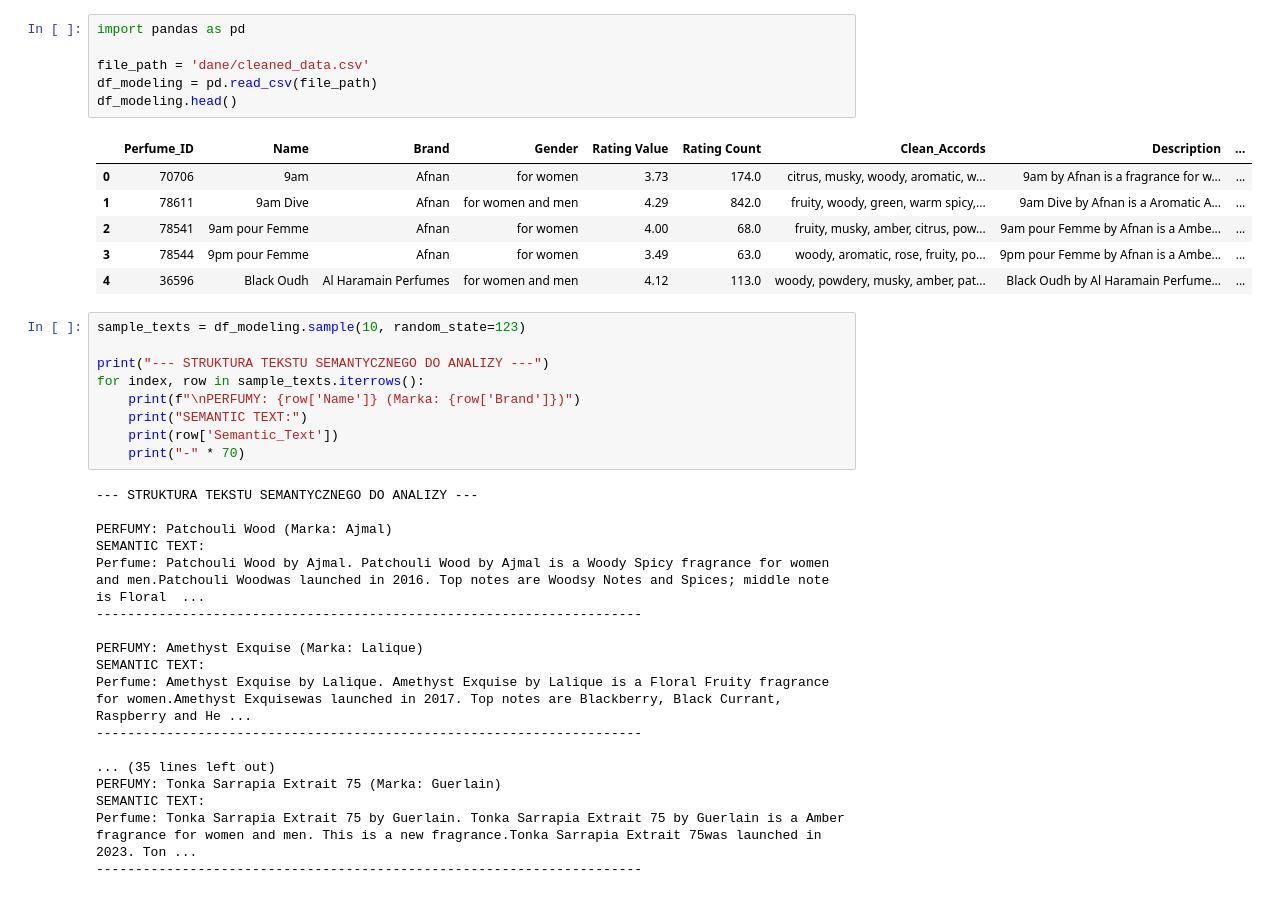
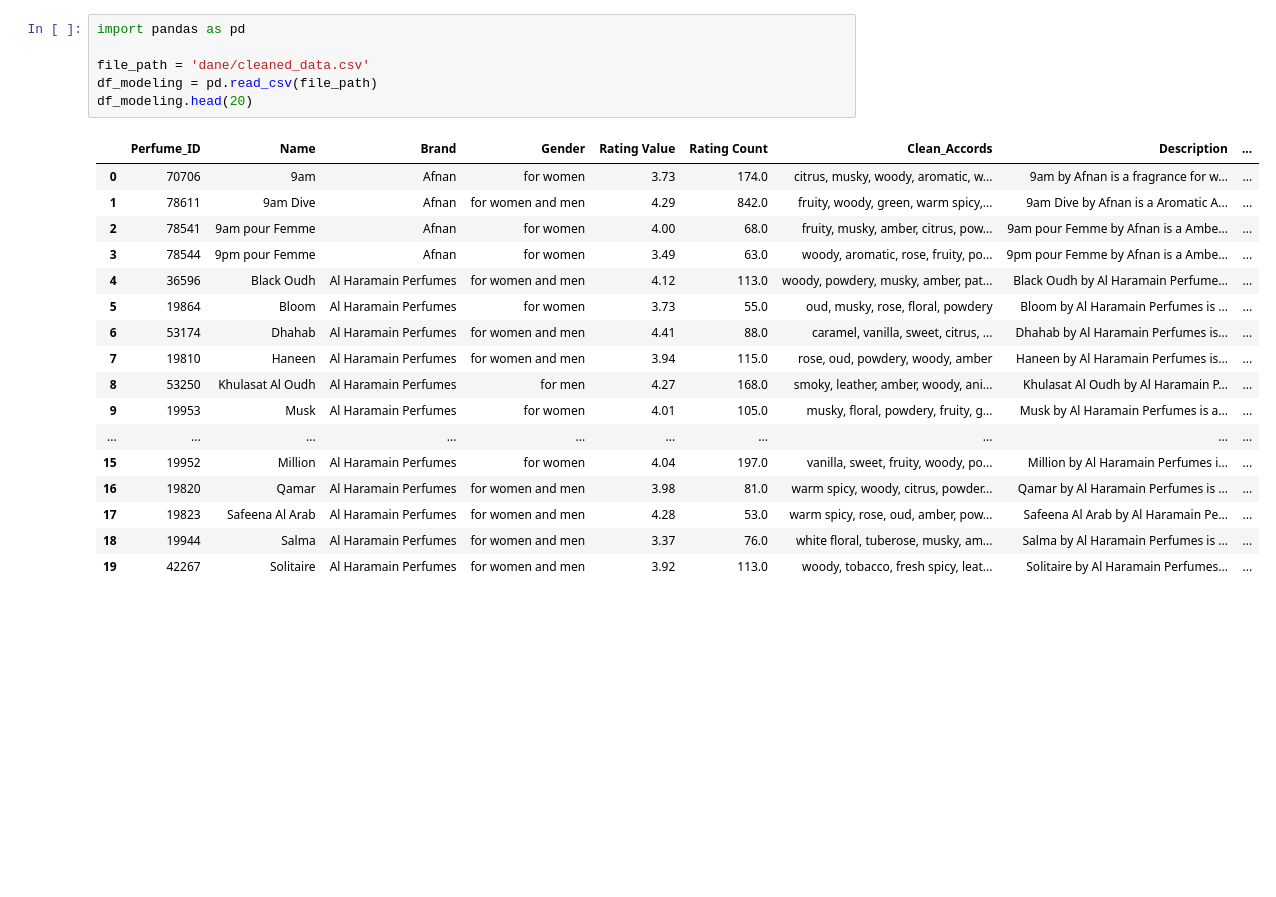
Before and after one commit to adamdobrogowski/semantic-perfume-search-app, a Jupyter notebook: data_modeling_and_nlp.ipynb, the cells around one changed output. Cells and saved outputs as stored; diff of their text form; blank space fills up the shorter version.

```diff
--- a/data_modeling_and_nlp.ipynb
+++ b/data_modeling_and_nlp.ipynb
@@ -1,40 +1,24 @@
 # %%
 import pandas as pd
 
 file_path = 'dane/cleaned_data.csv'
 df_modeling = pd.read_csv(file_path)
-df_modeling.head()
+df_modeling.head(20)
 # %% [output]
 |  | Perfume_ID | Name | Brand | Gender | Rating Value | Rating Count | Clean_Accords | Description | ... |
 | 0 | 70706 | 9am | Afnan | for women | 3.73 | 174.0 | citrus, musky, woody, aromatic, w... | 9am by Afnan is a fragrance for w... | ... |
 | 1 | 78611 | 9am Dive | Afnan | for women and men | 4.29 | 842.0 | fruity, woody, green, warm spicy,... | 9am Dive by Afnan is a Aromatic A... | ... |
 | 2 | 78541 | 9am pour Femme | Afnan | for women | 4.00 | 68.0 | fruity, musky, amber, citrus, pow... | 9am pour Femme by Afnan is a Ambe... | ... |
 | 3 | 78544 | 9pm pour Femme | Afnan | for women | 3.49 | 63.0 | woody, aromatic, rose, fruity, po... | 9pm pour Femme by Afnan is a Ambe... | ... |
 | 4 | 36596 | Black Oudh | Al Haramain Perfumes | for women and men | 4.12 | 113.0 | woody, powdery, musky, amber, pat... | Black Oudh by Al Haramain Perfume... | ... |
+| 5 | 19864 | Bloom | Al Haramain Perfumes | for women | 3.73 | 55.0 | oud, musky, rose, floral, powdery | Bloom by Al Haramain Perfumes is ... | ... |
+| 6 | 53174 | Dhahab | Al Haramain Perfumes | for women and men | 4.41 | 88.0 | caramel, vanilla, sweet, citrus, ... | Dhahab by Al Haramain Perfumes is... | ... |
+| 7 | 19810 | Haneen | Al Haramain Perfumes | for women and men | 3.94 | 115.0 | rose, oud, powdery, woody, amber | Haneen by Al Haramain Perfumes is... | ... |
+| 8 | 53250 | Khulasat Al Oudh | Al Haramain Perfumes | for men | 4.27 | 168.0 | smoky, leather, amber, woody, ani... | Khulasat Al Oudh by Al Haramain P... | ... |
+| 9 | 19953 | Musk | Al Haramain Perfumes | for women | 4.01 | 105.0 | musky, floral, powdery, fruity, g... | Musk by Al Haramain Perfumes is a... | ... |
+| ... | ... | ... | ... | ... | ... | ... | ... | ... | ... |
+| 15 | 19952 | Million | Al Haramain Perfumes | for women | 4.04 | 197.0 | vanilla, sweet, fruity, woody, po... | Million by Al Haramain Perfumes i... | ... |
+| 16 | 19820 | Qamar | Al Haramain Perfumes | for women and men | 3.98 | 81.0 | warm spicy, woody, citrus, powder... | Qamar by Al Haramain Perfumes is ... | ... |
+| 17 | 19823 | Safeena Al Arab | Al Haramain Perfumes | for women and men | 4.28 | 53.0 | warm spicy, rose, oud, amber, pow... | Safeena Al Arab by Al Haramain Pe... | ... |
+| 18 | 19944 | Salma | Al Haramain Perfumes | for women and men | 3.37 | 76.0 | white floral, tuberose, musky, am... | Salma by Al Haramain Perfumes is ... | ... |
+| 19 | 42267 | Solitaire | Al Haramain Perfumes | for women and men | 3.92 | 113.0 | woody, tobacco, fresh spicy, leat... | Solitaire by Al Haramain Perfumes... | ... |
-# %%
-sample_texts = df_modeling.sample(10, random_state=123)
-
-print("--- STRUKTURA TEKSTU SEMANTYCZNEGO DO ANALIZY ---")
-for index, row in sample_texts.iterrows():
-    print(f"\nPERFUMY: {row['Name']} (Marka: {row['Brand']})")
-    print("SEMANTIC TEXT:")
-    print(row['Semantic_Text'])
-    print("-" * 70)
-# %% [output]
---- STRUKTURA TEKSTU SEMANTYCZNEGO DO ANALIZY ---
-
-PERFUMY: Patchouli Wood (Marka: Ajmal)
-SEMANTIC TEXT:
-Perfume: Patchouli Wood by Ajmal. Patchouli Wood by Ajmal is a Woody Spicy fragrance for women and men.Patchouli Woodwas launched in 2016. Top notes are Woodsy Notes and Spices; middle note is Floral  ...
-----------------------------------------------------------------------
-
-PERFUMY: Amethyst Exquise (Marka: Lalique)
-SEMANTIC TEXT:
-Perfume: Amethyst Exquise by Lalique. Amethyst Exquise by Lalique is a Floral Fruity fragrance for women.Amethyst Exquisewas launched in 2017. Top notes are Blackberry, Black Currant, Raspberry and He ...
-----------------------------------------------------------------------
-
-... (35 lines left out)
-PERFUMY: Tonka Sarrapia Extrait 75 (Marka: Guerlain)
-SEMANTIC TEXT:
-Perfume: Tonka Sarrapia Extrait 75 by Guerlain. Tonka Sarrapia Extrait 75 by Guerlain is a Amber fragrance for women and men. This is a new fragrance.Tonka Sarrapia Extrait 75was launched in 2023. Ton ...
-----------------------------------------------------------------------
```
Also changed, not shown: parts of 13 cells of this notebook.
